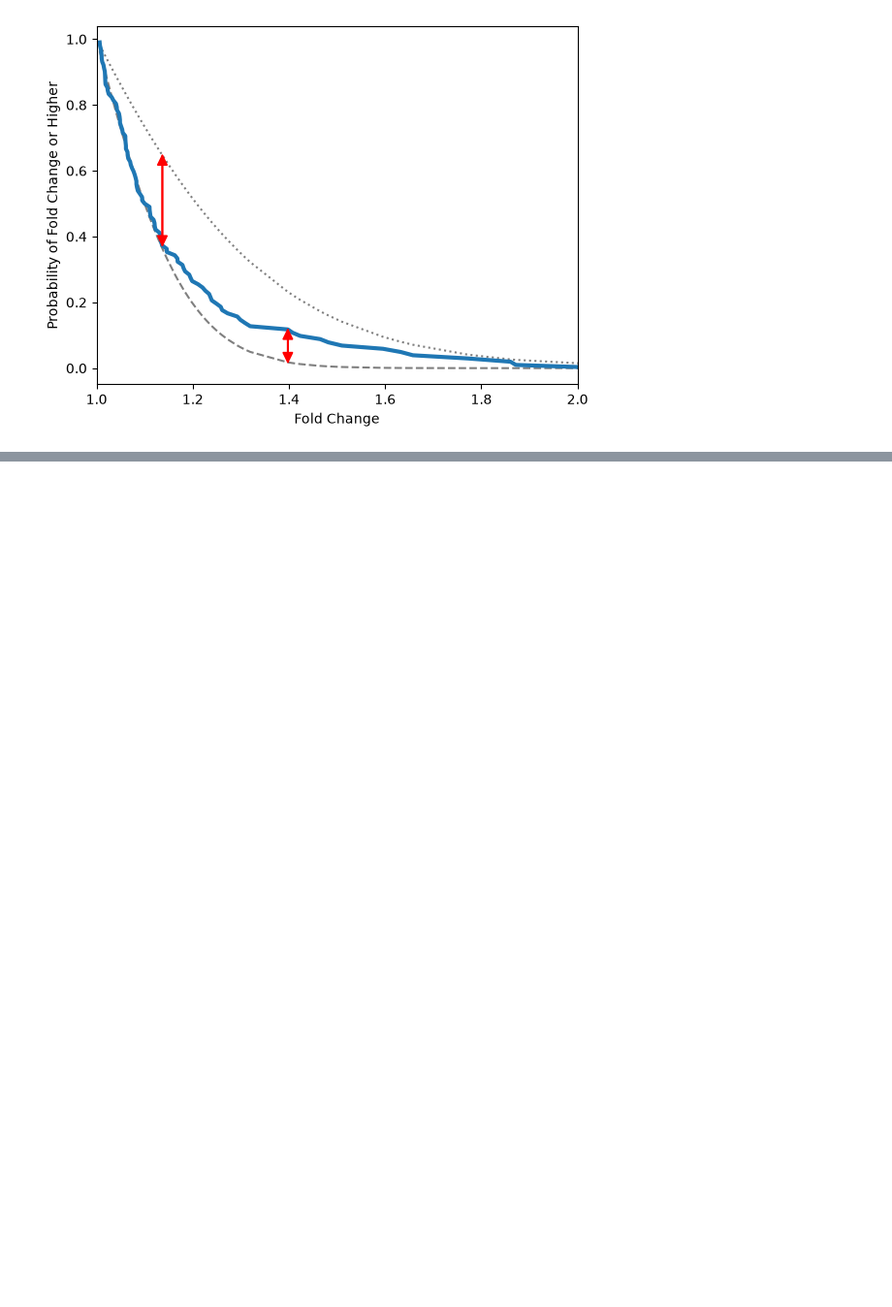
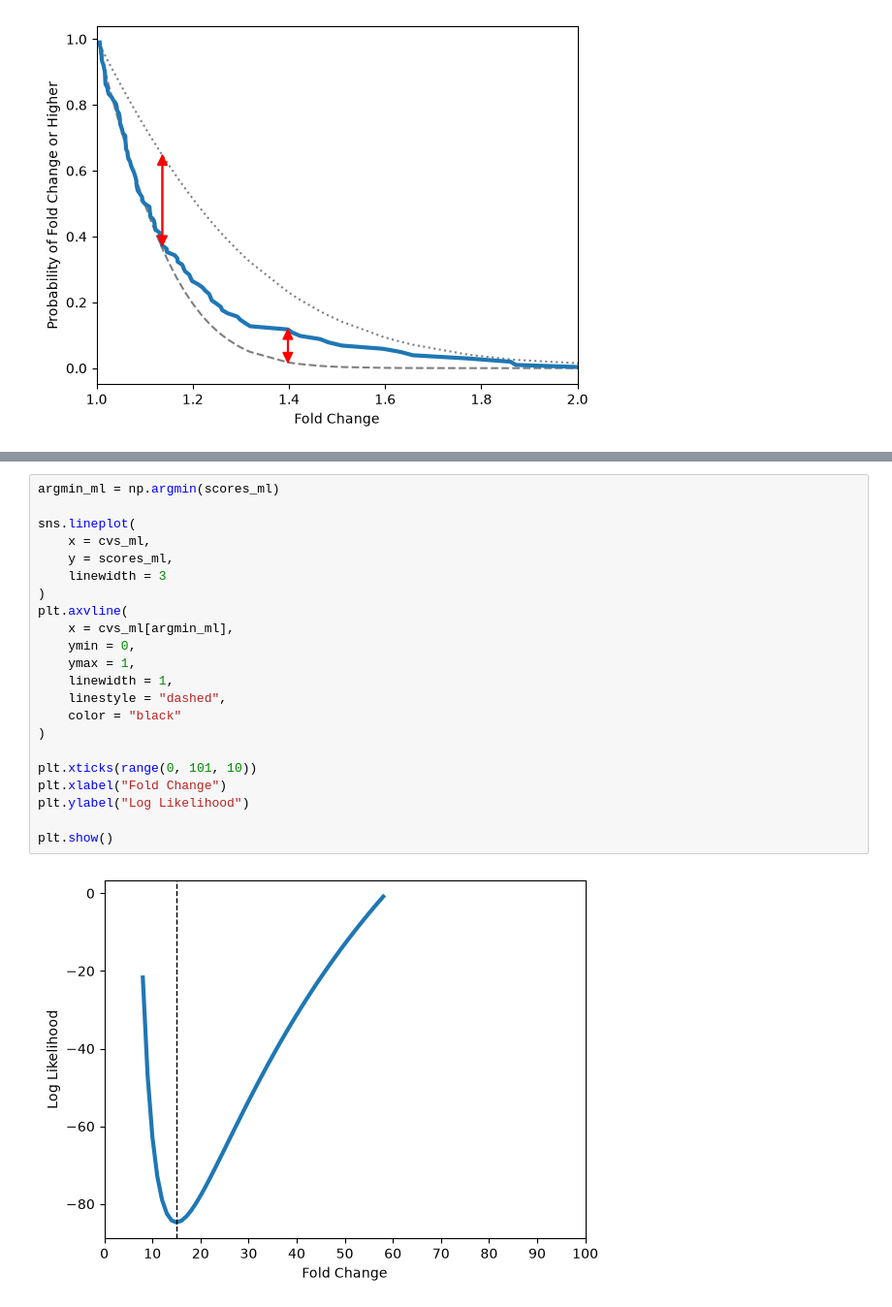
Before and after one commit to AnthonyOfSeattle/affinity-proteomics-notebook, a Jupyter notebook: work/2026_09_09_investigating_candia_dispersion.ipynb, the cells around one changed output, grey strips where cells are left out. Shown at 97% size. Drawn from its saved outputs; the diff is of its cells as text; blank space fills up the shorter version.

Commit message:
Derive and utilize maximum likelihood for CV

```diff
--- a/work/2026_09_09_investigating_candia_dispersion.ipynb
+++ b/work/2026_09_09_investigating_candia_dispersion.ipynb
@@ -561,0 +597,24 @@ plt.show()
+# %%
+argmin_ml = np.argmin(scores_ml)
+
+sns.lineplot(
+    x = cvs_ml,
+    y = scores_ml,
+    linewidth = 3
+)
+plt.axvline(
+    x = cvs_ml[argmin_ml],
+    ymin = 0,
+    ymax = 1,
+    linewidth = 1,
+    linestyle = "dashed",
+    color = "black"
+)
+
+plt.xticks(range(0, 101, 10))
+plt.xlabel("Fold Change")
+plt.ylabel("Log Likelihood")
+
+plt.show()
+# %% [output]
+[figure, added]
```
Also changed, not shown: parts of 4 cells of this notebook, 1 other file.
